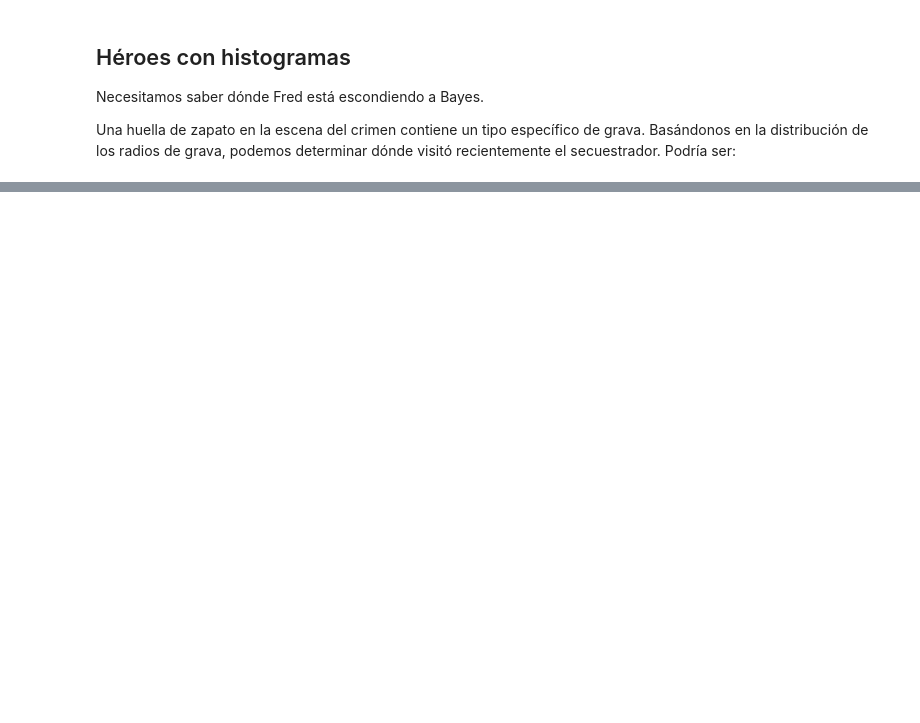
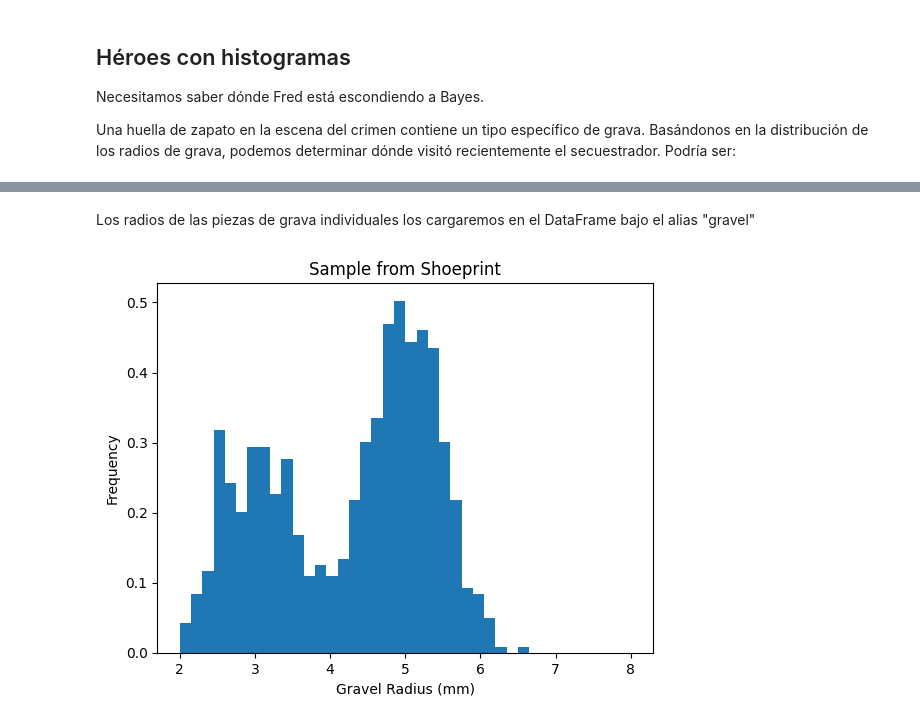
Before and after one commit to CtrlCri/Solving-a-mystery, a Jupyter notebook: script.ipynb, the cells around one changed output, grey strips where cells are left out. Cells and saved outputs as stored; diff of their text form; code cells hidden in the pictures; blank space fills up the shorter version.

Commit message:
upload gravel.csv

```diff
--- a/script.ipynb
+++ b/script.ipynb
@@ -200,3 +200,23 @@ Una huella de zapato en la escena del crimen contiene un tipo específico de gra
 ![Blue Meadows Park](blue_meadows_park.jpg)
 ![Shady Groves Campsite](shady_groves_campsite.jpg)
 ![Happy Mountain Trailhead](happy_mountain_trailhead.jpg)
+# %% [markdown]
+Los radios de las piezas de grava individuales los cargaremos en el DataFrame bajo el alias "gravel"
+# %%
+gravel = pd.read_csv('gravel.csv')
+# %%
+# Create a histogram
+plt.hist(gravel.radius,
+         bins=40,
+         range=(2, 8),
+         density=True)
+
+# Label plot
+plt.xlabel('Gravel Radius (mm)')
+plt.ylabel('Frequency')
+plt.title('Sample from Shoeprint')
+
+# Display histogram
+plt.show()
+# %% [output]
+[figure, added]
```
Also changed, not shown: 1 other file.
